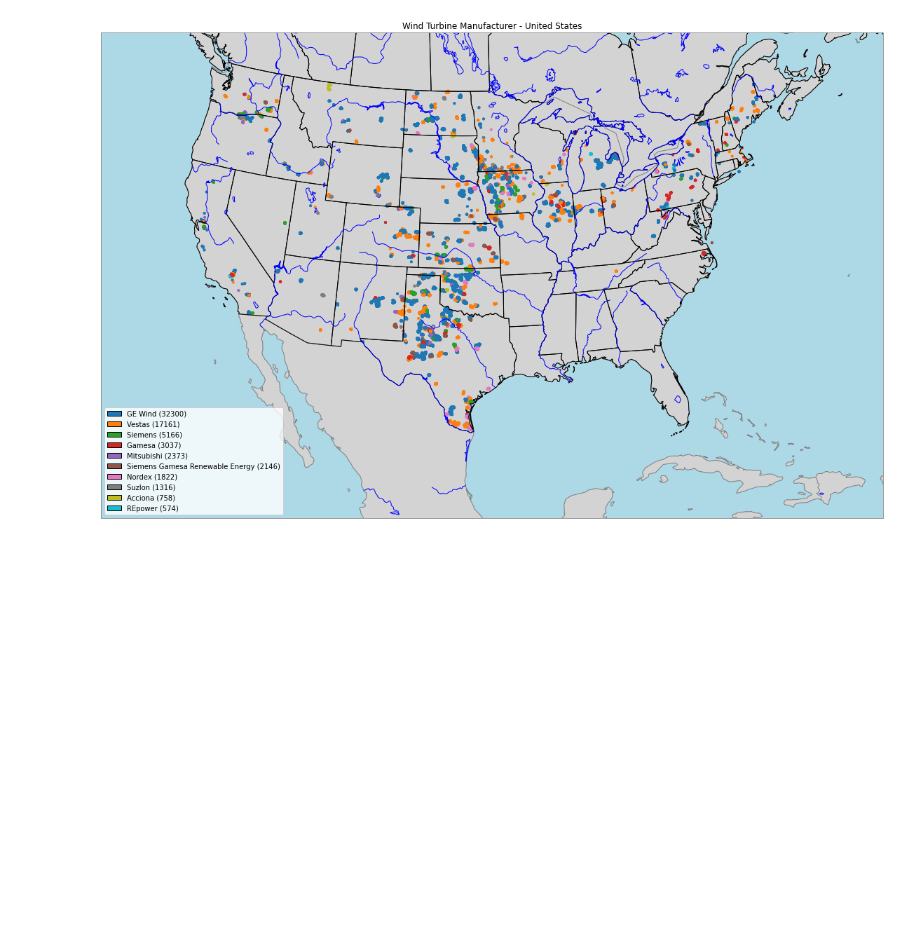
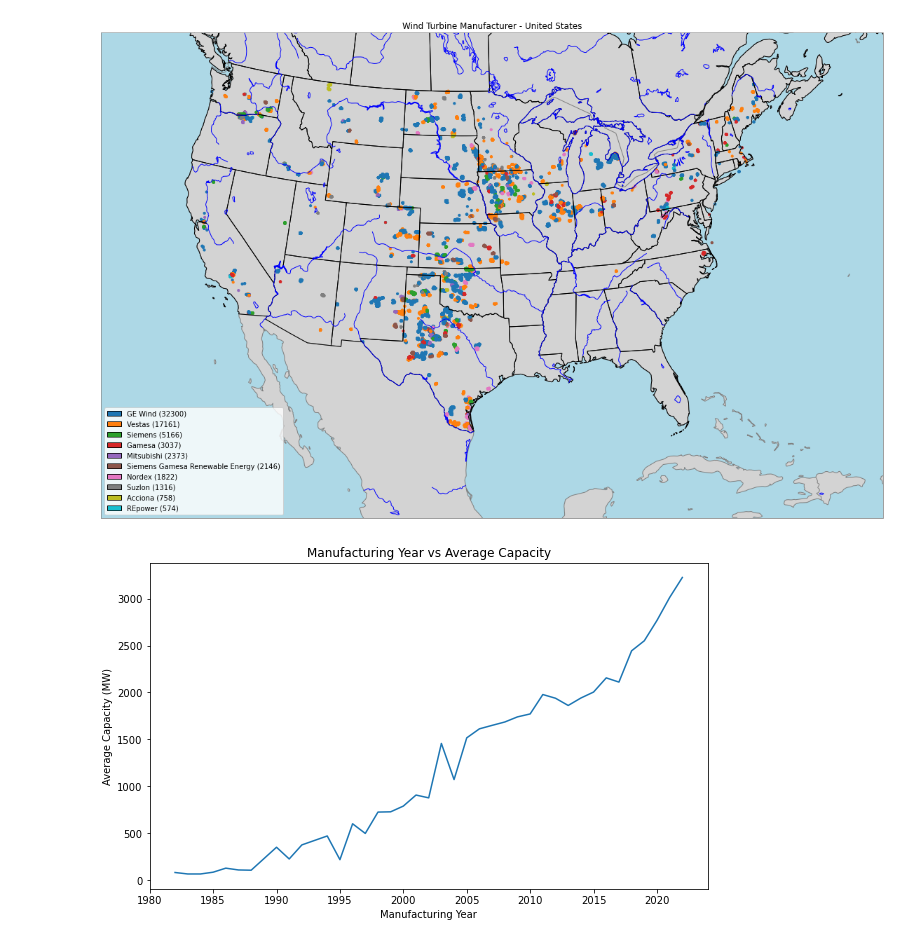
Before and after one commit to LucasMazza42/Energy-Analytics, a Jupyter notebook: ResearchDoc.ipynb, the cells around one changed output. Cells and saved outputs as stored; diff of their text form; code cells hidden in the pictures; blank space fills up the shorter version.

```diff
--- a/ResearchDoc.ipynb
+++ b/ResearchDoc.ipynb
@@ -519,3 +519,28 @@ plt.title('Wind Turbine Manufacturer - United States')
 plt.show()
 # %% [output]
 [figure]
+# %%
+import matplotlib.pyplot as plt
+import pandas as pd
+
+# Filter the data for non-null values of p_year and t_cap
+filtered_data = windturbData.dropna(subset=['p_year', 't_cap'])
+
+# Group the data by p_year and calculate the average t_cap for each year
+yearly_avg_capacity = filtered_data.groupby('p_year')['t_cap'].mean()
+
+# Sort the data based on the manufacturing year
+sorted_data = yearly_avg_capacity.sort_index()
+
+# Create the line plot
+fig, ax = plt.subplots(figsize=(10, 6))
+
+ax.plot(sorted_data.index, sorted_data.values)
+
+ax.set_xlabel('Manufacturing Year')
+ax.set_ylabel('Average Capacity (MW)')
+ax.set_title('Manufacturing Year vs Average Capacity')
+
+plt.show()
+# %% [output]
+[figure, added]
```
Also changed, not shown: parts of 13 cells of this notebook.
